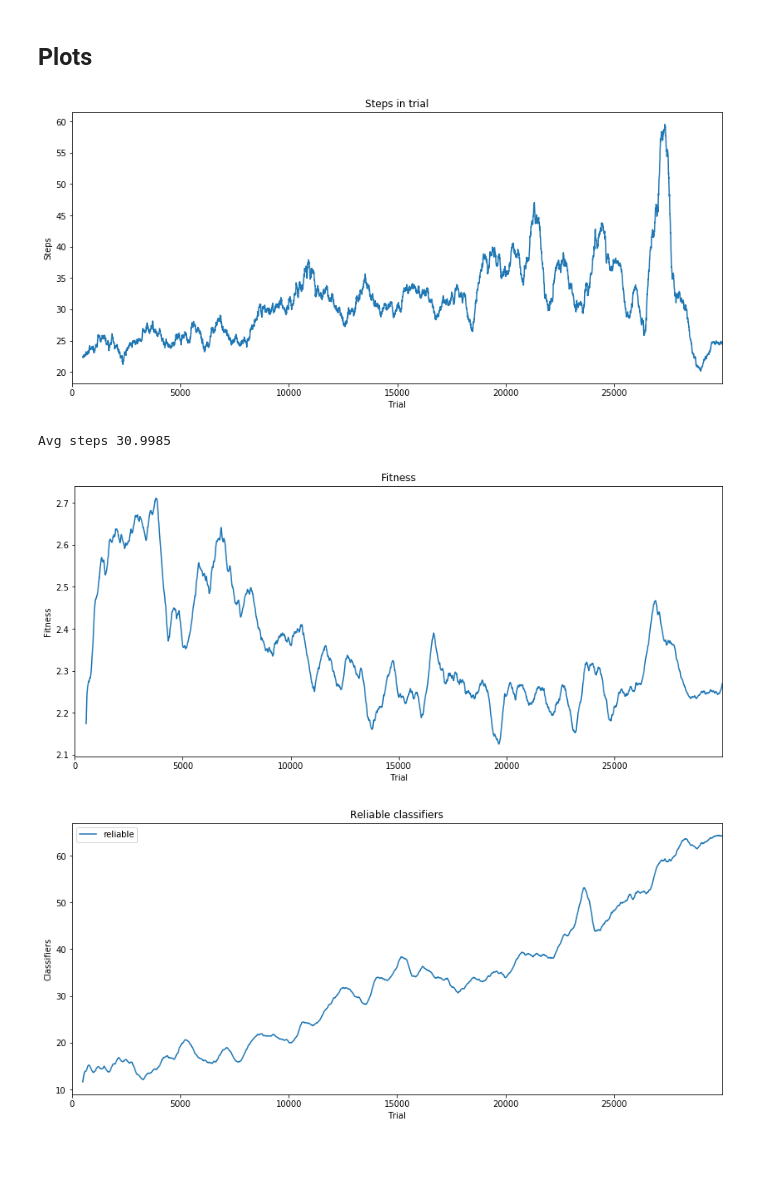
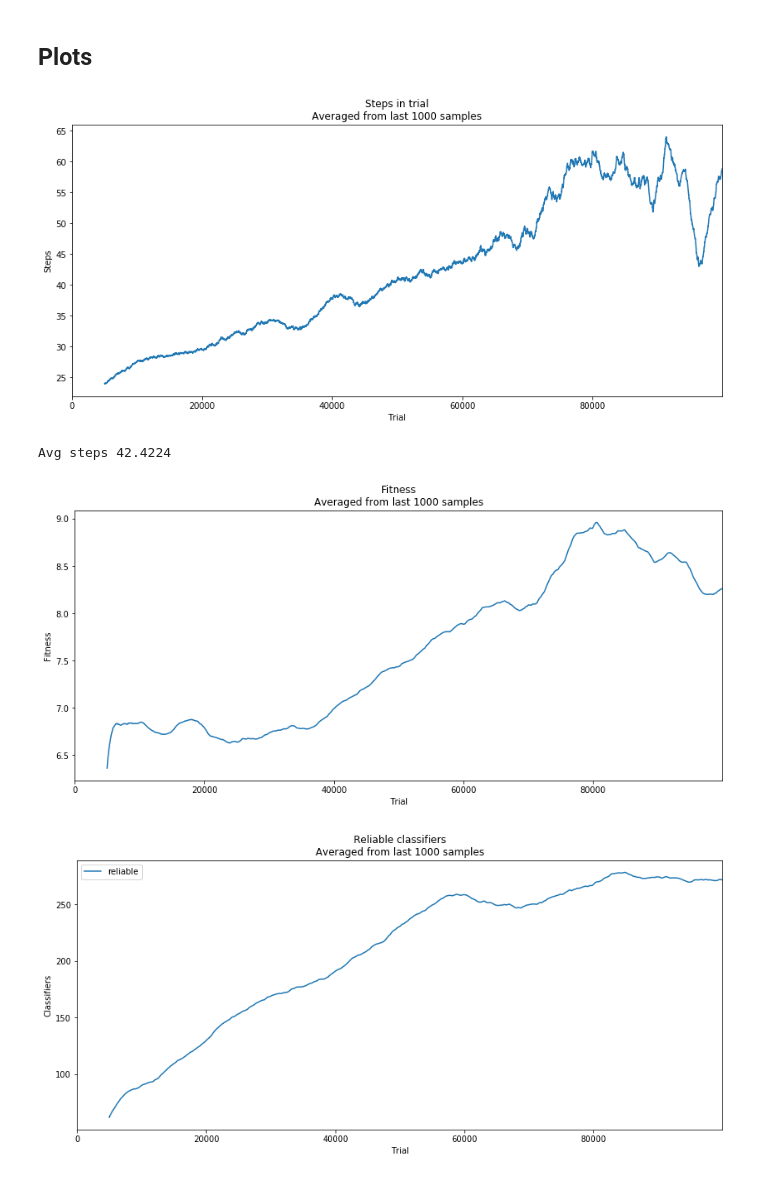
Before and after one commit to ParrotPrediction/pyalcs, a Jupyter notebook: notebooks/CartPole.ipynb, the cells around one changed output. Drawn from its saved outputs; the diff is of its cells as text; code cells hidden in the pictures.

```diff
--- a/notebooks/CartPole.ipynb
+++ b/notebooks/CartPole.ipynb
@@ -69,0 +75,19 @@ class CartPoleAdapter(EnvironmentAdapter):
+# %%
+import math
+# https://medium.com/@tuzzer/cart-pole-balancing-with-q-learning-b54c6068d947
+
+_high = [env.observation_space.high[0], 0.5, env.observation_space.high[2], math.radians(50)]
+_low = [env.observation_space.low[0], -0.5, env.observation_space.low[2], -math.radians(50)]
+
+# working (1, 1, 10, 14)
+buckets = (5, 5, 8, 5)
+
+
+class CartPoleAdapter2(EnvironmentAdapter):
+
+    @classmethod
+    def to_genotype(cls, obs):
+        ratios = [(obs[i] + abs(_low[i])) / (_high[i] - _low[i]) for i in range(len(obs))]
+        new_obs = [int(round((buckets[i] - 1) * ratios[i])) for i in range(len(obs))]
+        new_obs = [min(buckets[i] - 1, max(0, new_obs[i])) for i in range(len(obs))]
+        return [str(o) for o in new_obs]
@@ -100,14 +126,15 @@ def cp_metrics(pop, env):
 cfg = Configuration(
             classifier_length=4,
             number_of_possible_actions=2,
-            epsilon=0.9,
+            epsilon=0.95,
+            biased_exploration=biased_exploration,
             beta=0.05,
-            gamma=0.95,
+            gamma=0.99,
             theta_exp=50,
             theta_ga=50,
-            do_ga=True,
+            do_ga=do_ga,
             mu=0.03,
             u_max=4,
             metrics_trial_frequency=5,
             user_metrics_collector_fcn=cp_metrics,
-            environment_adapter=CartPoleAdapter)
+            environment_adapter=CartPoleAdapter2)
@@ -115,5 +151,5 @@ cfg = Configuration(
 %%time
 
 agent = ACS2(cfg)
-population_explore, metrics_explore = agent.explore(env, trials, decay=True)
+population_explore, metrics_explore = agent.explore(env, trials, decay=decay)
 # %% [output]
@@ -161,44 +197,44 @@ metrics_df.set_index('trial', inplace=True)
 ## Plots
 # %%
 # for plots
-window = 100
+avg_window = int(trials/100)
 figsize=(14,6)
 # %%
 fig, ax = plt.subplots(figsize=figsize)
 
-metrics_df['steps_in_trial'].rolling(window=window).mean().plot();
-ax.set_title('Steps in trial')
+metrics_df['steps_in_trial'].rolling(window=avg_window).mean().plot();
+ax.set_title(f'Steps in trial\nAveraged from last {avg_window} samples')
 ax.set_xlabel('Trial')
 ax.set_ylabel('Steps')
 
 plt.show()
 
 print(f"Avg steps {metrics_df['steps_in_trial'].mean()}")
 # %% [output]
-[figure, old version]
+[figure, new version]
-Avg steps 30.9985
+Avg steps 42.4224
 # %%
 fig, ax = plt.subplots(figsize=figsize)
 
-metrics_df['avg_fitness'].rolling(window=window).mean().plot();
-ax.set_title('Fitness')
+metrics_df['avg_fitness'].rolling(window=avg_window).mean().plot();
+ax.set_title(f'Fitness\nAveraged from last {avg_window} samples')
 ax.set_xlabel('Trial')
 ax.set_ylabel('Fitness')
 
 plt.show()
 # %% [output]
-[figure, old version]
+[figure, new version]
 # %%
 fig, ax = plt.subplots(figsize=figsize)
 
-# metrics_df['population'].rolling(window=window).mean().plot(label='population', ax=ax)
-metrics_df['reliable'].rolling(window=window).mean().plot(label='reliable', ax=ax)
+# metrics_df['population'].rolling(window=avg_window).mean().plot(label='population', ax=ax)
+metrics_df['reliable'].rolling(window=avg_window).mean().plot(label='reliable', ax=ax)
 
-ax.set_title('Reliable classifiers')
+ax.set_title(f'Reliable classifiers\nAveraged from last {avg_window} samples')
 ax.set_xlabel('Trial')
 ax.set_ylabel('Classifiers')
 
 plt.legend()
 plt.show()
 # %% [output]
-[figure, old version]
+[figure, new version]
```
Also changed, not shown: parts of 18 cells of this notebook, 8 other files.
